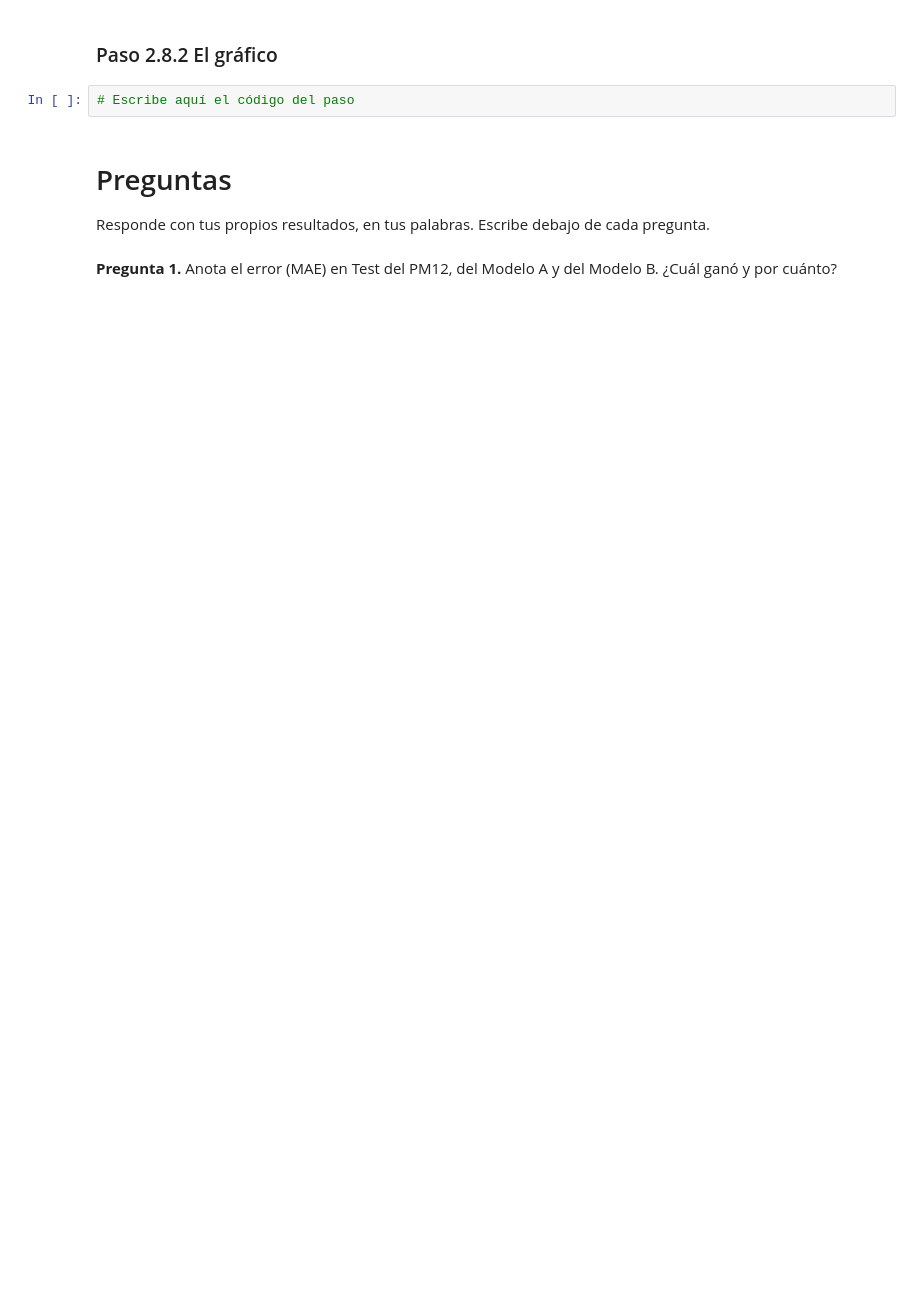
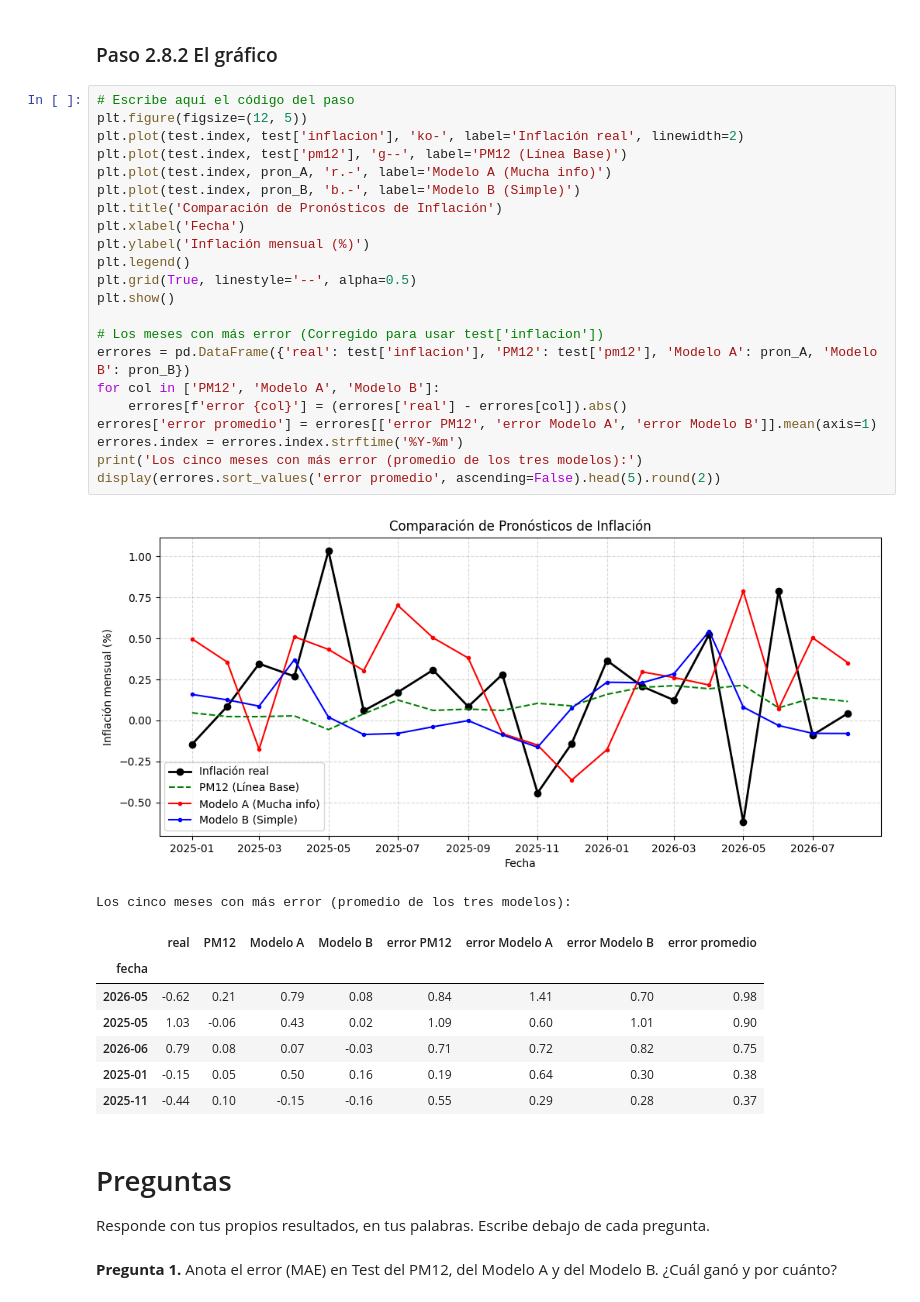
Before and after one commit to cdavilagda87/TensorFlow, a Jupyter notebook: notebooks/05_U5_Laboratorio_Red_Neuronal.ipynb, the cells around one changed output. Saved outputs shown, nothing was run; the diff lists cells and outputs as text; blank space fills up the shorter version.

```diff
--- a/notebooks/05_U5_Laboratorio_Red_Neuronal.ipynb
+++ b/notebooks/05_U5_Laboratorio_Red_Neuronal.ipynb
@@ -377,6 +390,36 @@ Error del Modelo B: 0.270 puntos porcentuales
 ### Paso 2.8.2 El gráfico
 # %%
 # Escribe aquí el código del paso
+plt.figure(figsize=(12, 5))
+plt.plot(test.index, test['inflacion'], 'ko-', label='Inflación real', linewidth=2)
+plt.plot(test.index, test['pm12'], 'g--', label='PM12 (Línea Base)')
+plt.plot(test.index, pron_A, 'r.-', label='Modelo A (Mucha info)')
+plt.plot(test.index, pron_B, 'b.-', label='Modelo B (Simple)')
+plt.title('Comparación de Pronósticos de Inflación')
+plt.xlabel('Fecha')
+plt.ylabel('Inflación mensual (%)')
+plt.legend()
+plt.grid(True, linestyle='--', alpha=0.5)
+plt.show()
+
+# Los meses con más error (Corregido para usar test['inflacion'])
+errores = pd.DataFrame({'real': test['inflacion'], 'PM12': test['pm12'], 'Modelo A': pron_A, 'Modelo B': pron_B})
+for col in ['PM12', 'Modelo A', 'Modelo B']:
+    errores[f'error {col}'] = (errores['real'] - errores[col]).abs()
+errores['error promedio'] = errores[['error PM12', 'error Modelo A', 'error Modelo B']].mean(axis=1)
+errores.index = errores.index.strftime('%Y-%m')
+print('Los cinco meses con más error (promedio de los tres modelos):')
+display(errores.sort_values('error promedio', ascending=False).head(5).round(2))
+# %% [output]
+[figure, added]
+Los cinco meses con más error (promedio de los tres modelos):
+|  | real | PM12 | Modelo A | Modelo B | error PM12 | error Modelo A | error Modelo B | error promedio |
+| fecha |  |  |  |  |  |  |  |  |
+| 2026-05 | -0.62 | 0.21 | 0.79 | 0.08 | 0.84 | 1.41 | 0.70 | 0.98 |
+| 2025-05 | 1.03 | -0.06 | 0.43 | 0.02 | 1.09 | 0.60 | 1.01 | 0.90 |
+| 2026-06 | 0.79 | 0.08 | 0.07 | -0.03 | 0.71 | 0.72 | 0.82 | 0.75 |
+| 2025-01 | -0.15 | 0.05 | 0.50 | 0.16 | 0.19 | 0.64 | 0.30 | 0.38 |
+| 2025-11 | -0.44 | 0.10 | -0.15 | -0.16 | 0.55 | 0.29 | 0.28 | 0.37 |
 # %% [markdown]
 # Preguntas
 
```
Also changed, not shown: parts of 9 cells of this notebook.
